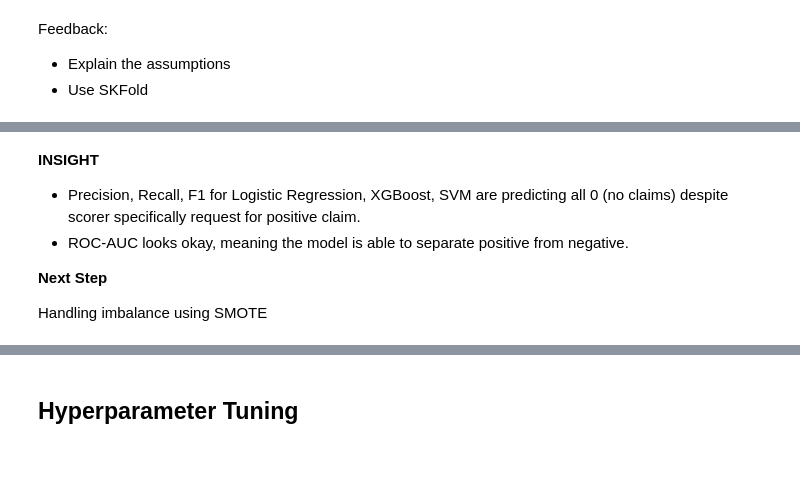
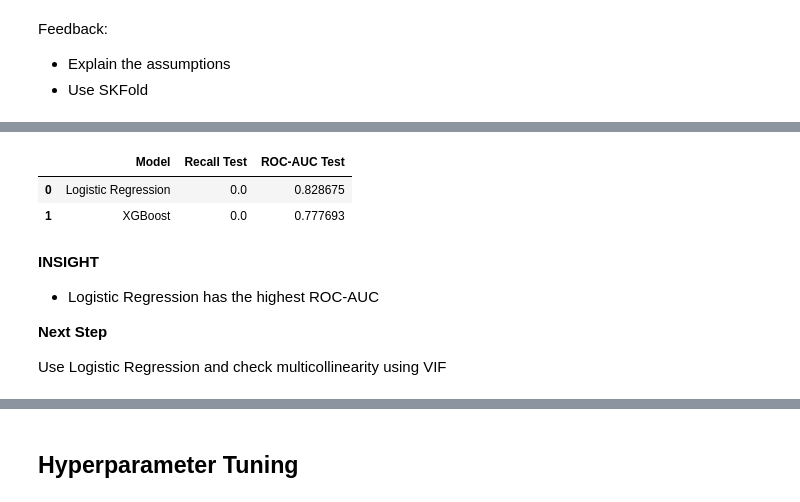
Before and after one commit to MisterHertz/Travel-Insurance, a Jupyter notebook: Travel Insurance.ipynb, the cells around one changed output, grey strips where cells are left out. Saved outputs shown, nothing was run; the diff lists cells and outputs as text; code cells hidden in the pictures; blank space fills up the shorter version.

```diff
--- a/Travel Insurance.ipynb
+++ b/Travel Insurance.ipynb
@@ -621,9 +768,35 @@ display(df_results.sort_values(by="ROC-AUC", ascending=False))
+# %%
+# modeling
+results = []
+for name, model in best_models.items():
+    pipe = Pipeline([('preprocessor', preprocessor),
+                    ('classifier', model)])
+
+
+    # fit di data train untuk metrics di test
+    pipe.fit(X_train, y_train)
+    y_pred = pipe.predict(X_test)
+    y_pred_proba = pipe.predict_proba(X_test)[:,1]
+
+    rec_test = recall_score(y_test, y_pred)
+    roc_test = roc_auc_score(y_test, y_pred_proba)
+
+    # simpan nilai metrics
+    results.append({"Model": name,
+                   "Recall Test": rec_test,
+                   "ROC-AUC Test": roc_test})
+
+df_result = pd.DataFrame(results)
+df_result
+# %% [output]
+|  | Model | Recall Test | ROC-AUC Test |
+| 0 | Logistic Regression | 0.0 | 0.828675 |
+| 1 | XGBoost | 0.0 | 0.777693 |
 # %% [markdown]
 **INSIGHT**
 
-- Precision, Recall, F1 for Logistic Regression, XGBoost, SVM are predicting all 0 (no claims) despite scorer specifically request for positive claim.
-- ROC-AUC looks okay, meaning the model is able to separate positive from negative.
+- Logistic Regression has the highest ROC-AUC
 
 **Next Step**
 
-Handling imbalance using SMOTE
+Use Logistic Regression and check multicollinearity using VIF
```
Also changed, not shown: parts of 54 cells of this notebook.
